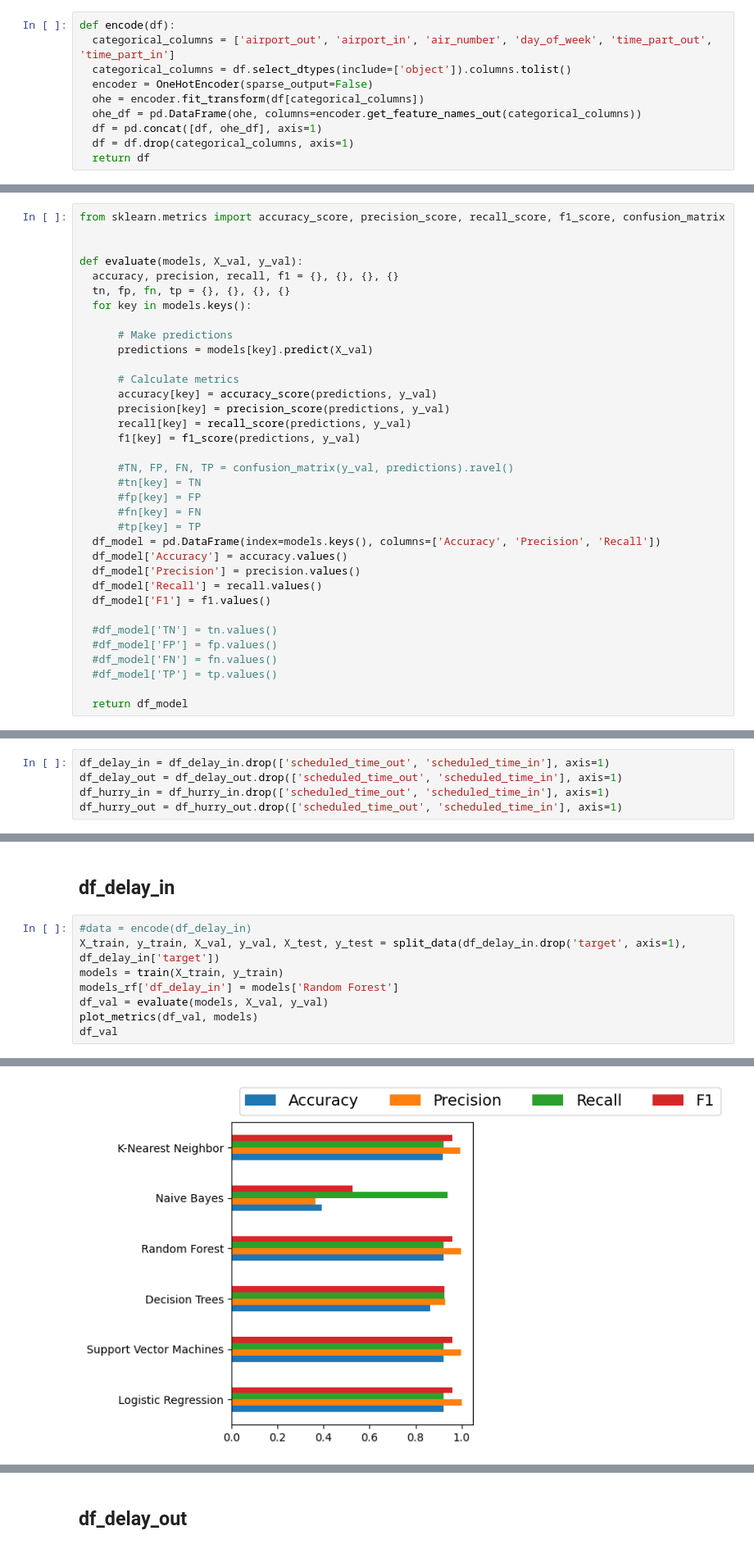
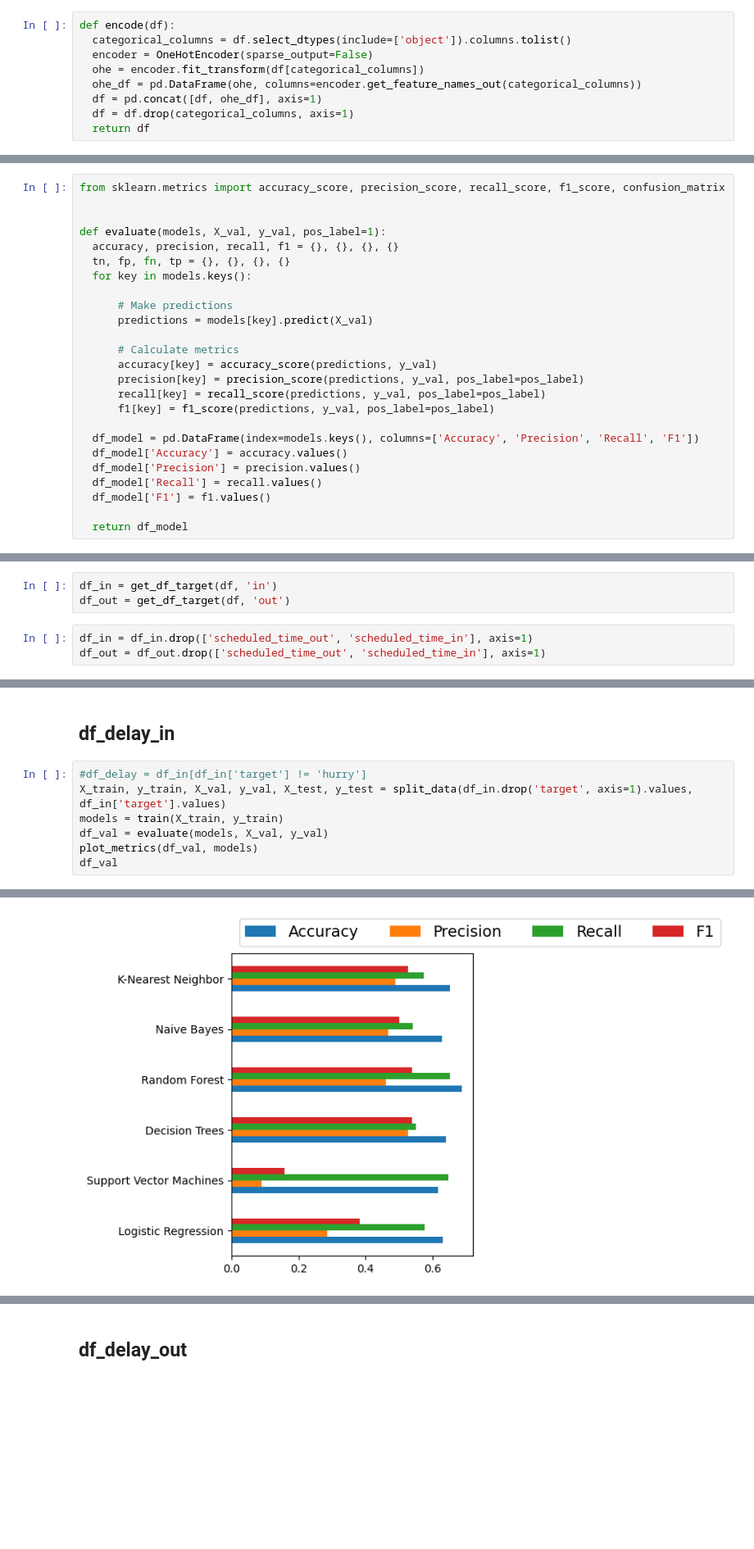
Before and after one commit to Oleksij-gh/infotech-task, a Jupyter notebook: infotech_test_task_v2.ipynb, the cells around one changed output, grey strips where cells are left out. Shown: that part at 82% size. Cells and saved outputs as stored; diff of their text form; blank space fills up the shorter version.

```diff
--- a/infotech_test_task_v2.ipynb
+++ b/infotech_test_task_v2.ipynb
@@ -98,7 +239,6 @@ def get_df_target(df, type_target, delay=True):
 from sklearn.preprocessing import OneHotEncoder
 # %%
 def encode(df):
-  categorical_columns = ['airport_out', 'airport_in', 'air_number', 'day_of_week', 'time_part_out', 'time_part_in']
   categorical_columns = df.select_dtypes(include=['object']).columns.tolist()
   encoder = OneHotEncoder(sparse_output=False)
   ohe = encoder.fit_transform(df[categorical_columns])
@@ -163,7 +305,7 @@ def train(X_train, y_train):
 from sklearn.metrics import accuracy_score, precision_score, recall_score, f1_score, confusion_matrix
 
 
-def evaluate(models, X_val, y_val):
+def evaluate(models, X_val, y_val, pos_label=1):
   accuracy, precision, recall, f1 = {}, {}, {}, {}
   tn, fp, fn, tp = {}, {}, {}, {}
   for key in models.keys():
@@ -173,26 +315,16 @@ def evaluate(models, X_val, y_val):
 
       # Calculate metrics
       accuracy[key] = accuracy_score(predictions, y_val)
-      precision[key] = precision_score(predictions, y_val)
-      recall[key] = recall_score(predictions, y_val)
-      f1[key] = f1_score(predictions, y_val)
+      precision[key] = precision_score(predictions, y_val, pos_label=pos_label)
+      recall[key] = recall_score(predictions, y_val, pos_label=pos_label)
+      f1[key] = f1_score(predictions, y_val, pos_label=pos_label)
 
-      #TN, FP, FN, TP = confusion_matrix(y_val, predictions).ravel()
-      #tn[key] = TN
-      #fp[key] = FP
-      #fn[key] = FN
-      #tp[key] = TP
-  df_model = pd.DataFrame(index=models.keys(), columns=['Accuracy', 'Precision', 'Recall'])
+  df_model = pd.DataFrame(index=models.keys(), columns=['Accuracy', 'Precision', 'Recall', 'F1'])
   df_model['Accuracy'] = accuracy.values()
   df_model['Precision'] = precision.values()
   df_model['Recall'] = recall.values()
   df_model['F1'] = f1.values()
 
-  #df_model['TN'] = tn.values()
-  #df_model['FP'] = fp.values()
-  #df_model['FN'] = fn.values()
-  #df_model['TP'] = tp.values()
-
   return df_model
 # %% [markdown]
 ### Plot metrics
@@ -229,5 +352,6 @@ df_hurry_out = get_df_target(df, 'out', False)
+# %%
+df_in = get_df_target(df, 'in')
+df_out = get_df_target(df, 'out')
 # %%
-df_delay_in = df_delay_in.drop(['scheduled_time_out', 'scheduled_time_in'], axis=1)
-df_delay_out = df_delay_out.drop(['scheduled_time_out', 'scheduled_time_in'], axis=1)
-df_hurry_in = df_hurry_in.drop(['scheduled_time_out', 'scheduled_time_in'], axis=1)
-df_hurry_out = df_hurry_out.drop(['scheduled_time_out', 'scheduled_time_in'], axis=1)
+df_in = df_in.drop(['scheduled_time_out', 'scheduled_time_in'], axis=1)
+df_out = df_out.drop(['scheduled_time_out', 'scheduled_time_in'], axis=1)
@@ -236,10 +386,9 @@ models_rf = {}
 # %% [markdown]
 ## df_delay_in
 # %%
-#data = encode(df_delay_in)
-X_train, y_train, X_val, y_val, X_test, y_test = split_data(df_delay_in.drop('target', axis=1), df_delay_in['target'])
+#df_delay = df_in[df_in['target'] != 'hurry']
+X_train, y_train, X_val, y_val, X_test, y_test = split_data(df_in.drop('target', axis=1).values, df_in['target'].values)
 models = train(X_train, y_train)
-models_rf['df_delay_in'] = models['Random Forest']
 df_val = evaluate(models, X_val, y_val)
 plot_metrics(df_val, models)
 df_val
@@ -261 +410 @@ Please also refer to the documentation for alternative solver options:
-[figure, old version]
+[figure, new version]
```
Also changed, not shown: parts of 54 cells of this notebook.
